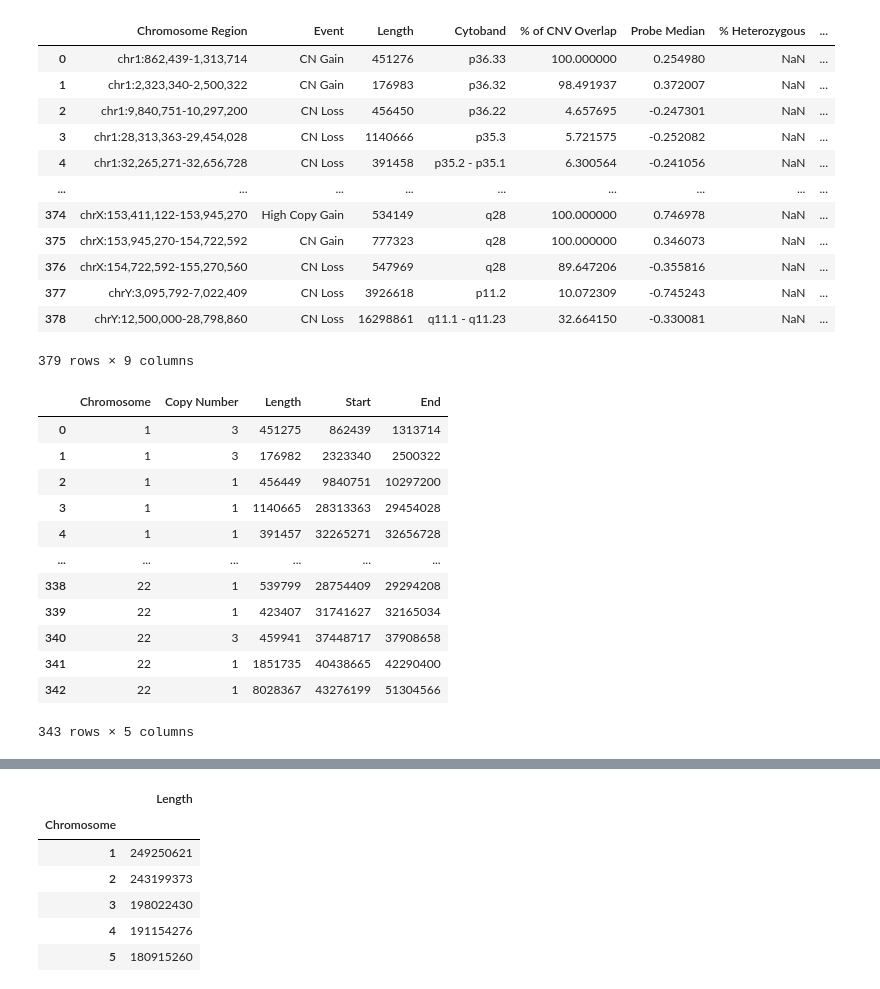
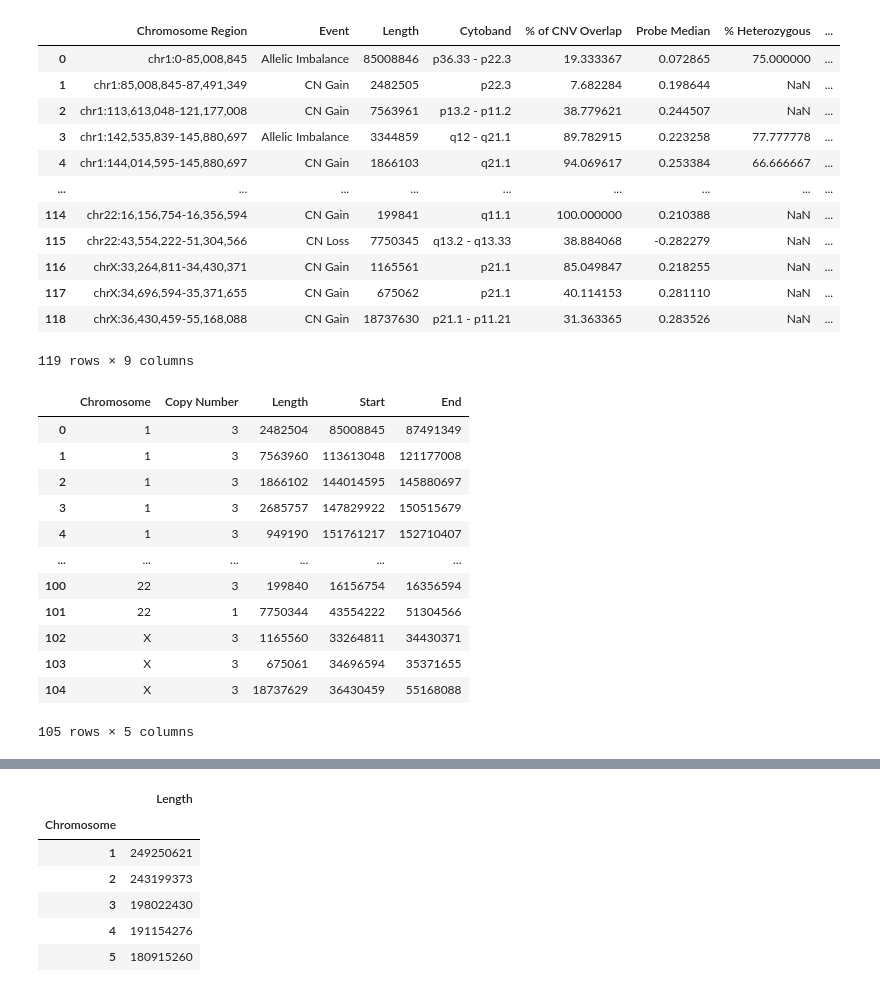
Before and after one commit to martinbudinsky3/BP-tumor-classifier, a Jupyter notebook: lst.ipynb, the cells around one changed output, grey strips where cells are left out. Drawn from its saved outputs; the diff is of its cells as text; code cells hidden in the pictures.

Commit message:
first attempt to use allelic frequencies in lst algorithm

```diff
--- a/lst.ipynb
+++ b/lst.ipynb
@@ -16,41 +17,41 @@ from tumor_data_processor import *
 from tumor_data_processor_2 import *
 from lengths_data_processor import *
 # %%
-data = pd.read_csv('datasets/P6.Inform/I062.022.WGS.Tumor_events.txt', sep='\t', comment='#')
+data = pd.read_csv('datasets/P6.Inform/I062.007.WGS.Tumor_events.txt', sep='\t', comment='#')
 
 data
 # %% [output]
 |  | Chromosome Region | Event | Length | Cytoband | % of CNV Overlap | Probe Median | % Heterozygous | ... |
-| 0 | chr1:862,439-1,313,714 | CN Gain | 451276 | p36.33 | 100.000000 | 0.254980 | NaN | ... |
-| 1 | chr1:2,323,340-2,500,322 | CN Gain | 176983 | p36.32 | 98.491937 | 0.372007 | NaN | ... |
-| 2 | chr1:9,840,751-10,297,200 | CN Loss | 456450 | p36.22 | 4.657695 | -0.247301 | NaN | ... |
-| 3 | chr1:28,313,363-29,454,028 | CN Loss | 1140666 | p35.3 | 5.721575 | -0.252082 | NaN | ... |
-| 4 | chr1:32,265,271-32,656,728 | CN Loss | 391458 | p35.2 - p35.1 | 6.300564 | -0.241056 | NaN | ... |
+| 0 | chr1:0-85,008,845 | Allelic Imbalance | 85008846 | p36.33 - p22.3 | 19.333367 | 0.072865 | 75.000000 | ... |
+| 1 | chr1:85,008,845-87,491,349 | CN Gain | 2482505 | p22.3 | 7.682284 | 0.198644 | NaN | ... |
+| 2 | chr1:113,613,048-121,177,008 | CN Gain | 7563961 | p13.2 - p11.2 | 38.779621 | 0.244507 | NaN | ... |
+| 3 | chr1:142,535,839-145,880,697 | Allelic Imbalance | 3344859 | q12 - q21.1 | 89.782915 | 0.223258 | 77.777778 | ... |
+| 4 | chr1:144,014,595-145,880,697 | CN Gain | 1866103 | q21.1 | 94.069617 | 0.253384 | 66.666667 | ... |
 | ... | ... | ... | ... | ... | ... | ... | ... | ... |
-| 374 | chrX:153,411,122-153,945,270 | High Copy Gain | 534149 | q28 | 100.000000 | 0.746978 | NaN | ... |
-| 375 | chrX:153,945,270-154,722,592 | CN Gain | 777323 | q28 | 100.000000 | 0.346073 | NaN | ... |
-| 376 | chrX:154,722,592-155,270,560 | CN Loss | 547969 | q28 | 89.647206 | -0.355816 | NaN | ... |
-| 377 | chrY:3,095,792-7,022,409 | CN Loss | 3926618 | p11.2 | 10.072309 | -0.745243 | NaN | ... |
-| 378 | chrY:12,500,000-28,798,860 | CN Loss | 16298861 | q11.1 - q11.23 | 32.664150 | -0.330081 | NaN | ... |
+| 114 | chr22:16,156,754-16,356,594 | CN Gain | 199841 | q11.1 | 100.000000 | 0.210388 | NaN | ... |
+| 115 | chr22:43,554,222-51,304,566 | CN Loss | 7750345 | q13.2 - q13.33 | 38.884068 | -0.282279 | NaN | ... |
+| 116 | chrX:33,264,811-34,430,371 | CN Gain | 1165561 | p21.1 | 85.049847 | 0.218255 | NaN | ... |
+| 117 | chrX:34,696,594-35,371,655 | CN Gain | 675062 | p21.1 | 40.114153 | 0.281110 | NaN | ... |
+| 118 | chrX:36,430,459-55,168,088 | CN Gain | 18737630 | p21.1 - p11.21 | 31.363365 | 0.283526 | NaN | ... |
-379 rows × 9 columns
+119 rows × 9 columns
 # %%
-test_data = process_tumor_data(data)
+test_data = process_tumor_data_with_sex(data)
 
 test_data
 # %% [output]
 |  | Chromosome | Copy Number | Length | Start | End |
-| 0 | 1 | 3 | 451275 | 862439 | 1313714 |
-| 1 | 1 | 3 | 176982 | 2323340 | 2500322 |
-| 2 | 1 | 1 | 456449 | 9840751 | 10297200 |
-| 3 | 1 | 1 | 1140665 | 28313363 | 29454028 |
-| 4 | 1 | 1 | 391457 | 32265271 | 32656728 |
+| 0 | 1 | 3 | 2482504 | 85008845 | 87491349 |
+| 1 | 1 | 3 | 7563960 | 113613048 | 121177008 |
+| 2 | 1 | 3 | 1866102 | 144014595 | 145880697 |
+| 3 | 1 | 3 | 2685757 | 147829922 | 150515679 |
+| 4 | 1 | 3 | 949190 | 151761217 | 152710407 |
 | ... | ... | ... | ... | ... | ... |
-| 338 | 22 | 1 | 539799 | 28754409 | 29294208 |
-| 339 | 22 | 1 | 423407 | 31741627 | 32165034 |
-| 340 | 22 | 3 | 459941 | 37448717 | 37908658 |
-| 341 | 22 | 1 | 1851735 | 40438665 | 42290400 |
-| 342 | 22 | 1 | 8028367 | 43276199 | 51304566 |
+| 100 | 22 | 3 | 199840 | 16156754 | 16356594 |
+| 101 | 22 | 1 | 7750344 | 43554222 | 51304566 |
+| 102 | X | 3 | 1165560 | 33264811 | 34430371 |
+| 103 | X | 3 | 675061 | 34696594 | 35371655 |
+| 104 | X | 3 | 18737629 | 36430459 | 55168088 |
-343 rows × 5 columns
+105 rows × 5 columns
 # %%
 test_data.info()
 # %% [output]
```
Also changed, not shown: parts of 38 cells of this notebook, 1 other file.
